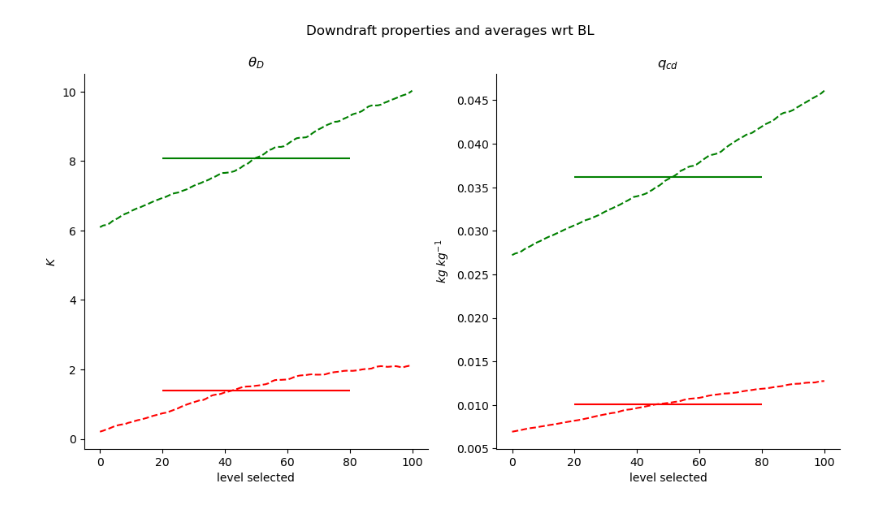
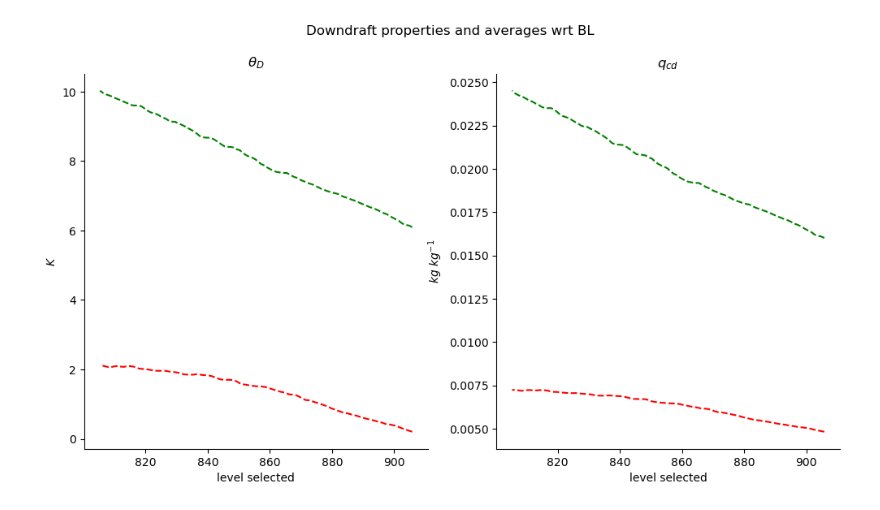
Before and after one commit to meteorologopazzo/BCO_observational, a Jupyter notebook: mass_fluxes_profiles/test_downdrafts.ipynb, the cells around one changed output. Cells and saved outputs as stored; diff of their text form; code cells hidden in the pictures.

```diff
--- a/mass_fluxes_profiles/test_downdrafts.ipynb
+++ b/mass_fluxes_profiles/test_downdrafts.ipynb
@@ -112,14 +112,16 @@ def properties_from_profile(profile, mixed_avg_levels, entrainment_levels, downd
 
     h_cd = (cp*profile["ta"] + Lv*profile["q"] + g*profile[vert_dim]).sel({vert_dim:downdraft_levels})
     p_cd = profile["p"].sel({vert_dim:downdraft_levels}).values/100.  ## hPa
+    sfc_p = 1000*np.ones_like(p_cd)
 
     cd_levels = profile[vert_dim].sel({vert_dim:downdraft_levels}).values
 
-    thetaD = (vectorized_theta_root( p_cd , h_cd, sat_frac=CD_sat_frac))
+    thetaD = (vectorized_theta_root( p_cd , h_cd, sat_frac=CD_sat_frac))   # p_cd, sfc_p
     thetaD = xr.DataArray(thetaD, dims=[vert_dim], coords={vert_dim:cd_levels, "p_cd": (vert_dim, p_cd)})
     thetaD = thetaD.rename({vert_dim:"height_cd"})
 
-    qD = CD_sat_frac*(meteo.qsea((thetaD)-273.15 , p_cd)/1e3)
+
+    qD = CD_sat_frac*(meteo.qsea((thetaD)-273.15 , sfc_p)/1e3)  # p_cd
     qD = xr.DataArray(qD, dims=[vert_dim], coords={vert_dim:cd_levels, "p_cd": (vert_dim, p_cd)})
     qD = qD.rename({vert_dim:"height_cd"})
 
@@ -152,31 +154,35 @@ props_or = properties_from_profile(mean_prof_or, mixed_avg_levels, entrainment_l
 # %%
 fig, ax = plt.subplots(1,2, figsize=(12, 6))
 fig.suptitle("Downdraft properties and averages wrt BL")
 
-ax[0].plot(props_eu["thetaD"] - props_eu["theta_bl"], "--", color="red", label="EUREC4A")
-ax[0].plot(props_or["thetaD"] - props_or["theta_bl"], "--", color="green", label="ORCESTRA")
+ax[0].plot(props_eu["thetaD"].p_cd, props_eu["thetaD"] - props_eu["theta_bl"], "--", color="red", label="EUREC4A")
+ax[0].plot(props_eu["thetaD"].p_cd, props_or["thetaD"] - props_or["theta_bl"], "--", color="green", label="ORCESTRA")
+# ax[0].plot(props_eu["thetaD"].p_cd, props_eu["thetaD"], "--", color="red", label="EUREC4A")
+# ax[0].plot(props_eu["thetaD"].p_cd, props_or["thetaD"], "--", color="green", label="ORCESTRA")
 
-ax[0].hlines(xmin=20, xmax=80, y=props_eu["thetaD"].weighted((props_eu["thetaD"].p_cd).diff(dim="height_cd", n=1)).mean() - props_eu["theta_bl"], color="red", label="EUREC4A")
-ax[0].hlines(xmin=20, xmax=80, y=props_or["thetaD"].weighted((props_or["thetaD"].p_cd).diff(dim="height_cd", n=1)).mean() - props_or["theta_bl"], color="green", label="ORCESTRA")
+# ax[0].hlines(xmin=20, xmax=80, y=props_eu["thetaD"].weighted((props_eu["thetaD"].p_cd).diff(dim="height_cd", n=1)).mean() - props_eu["theta_bl"], color="red", label="EUREC4A")
+# ax[0].hlines(xmin=20, xmax=80, y=props_or["thetaD"].weighted((props_or["thetaD"].p_cd).diff(dim="height_cd", n=1)).mean() - props_or["theta_bl"], color="green", label="ORCESTRA")
 
 ax[0].set_xlabel("level selected")
 ax[0].set_ylabel(r"$K$")
 ax[0].set_title(r"$\theta_D$")
 
 
 
-ax[1].plot(props_eu["qD"] - props_eu["q_bl"], "--", color="red", label="EUREC4A")
-ax[1].plot(props_or["qD"] - props_or["q_bl"], "--", color="green", label="ORCESTRA")
+ax[1].plot(props_eu["qD"].p_cd, props_eu["qD"] - props_eu["q_bl"], "--", color="red", label="EUREC4A")
+ax[1].plot(props_eu["qD"].p_cd, props_or["qD"] - props_or["q_bl"], "--", color="green", label="ORCESTRA")
+# ax[1].plot(props_eu["qD"].p_cd, props_eu["qD"], "--", color="red", label="EUREC4A")
+# ax[1].plot(props_or["qD"].p_cd, props_or["qD"], "--", color="green", label="ORCESTRA")
 
-ax[1].hlines(xmin=20, xmax=80, y=props_eu["qD"].weighted((props_eu["qD"].p_cd).diff(dim="height_cd", n=1)).mean() - props_eu["q_bl"], color="red", label="EUREC4A")
-ax[1].hlines(xmin=20, xmax=80, y=props_or["qD"].weighted((props_or["qD"].p_cd).diff(dim="height_cd", n=1)).mean() - props_or["q_bl"], color="green", label="ORCESTRA")
+# ax[1].hlines(xmin=20, xmax=80, y=props_eu["qD"].weighted((props_eu["qD"].p_cd).diff(dim="height_cd", n=1)).mean() - props_eu["q_bl"], color="red", label="EUREC4A")
+# ax[1].hlines(xmin=20, xmax=80, y=props_or["qD"].weighted((props_or["qD"].p_cd).diff(dim="height_cd", n=1)).mean() - props_or["q_bl"], color="green", label="ORCESTRA")
 
 ax[1].set_xlabel("level selected")
 ax[1].set_ylabel(r"$kg~kg^{-1}$")
 ax[1].set_title(r"$q_{cd}$")
 
 for x in ax:
     for spine in ['top', 'right']:
         x.spines[spine].set_visible(False)
 # %% [output]
-[figure, old version]
+[figure, new version]
```
Also changed, not shown: parts of 8 cells of this notebook, 2 other files.
